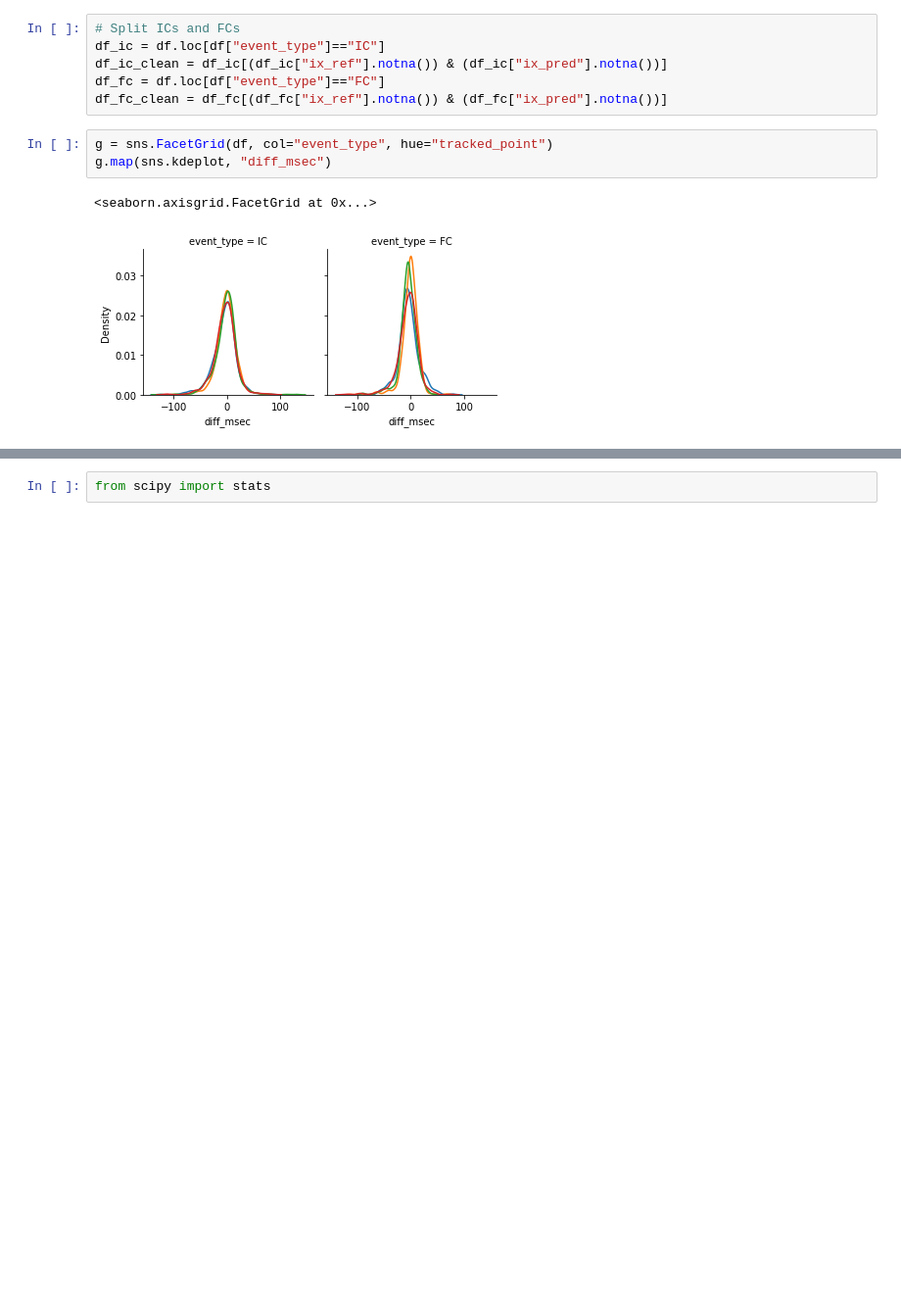
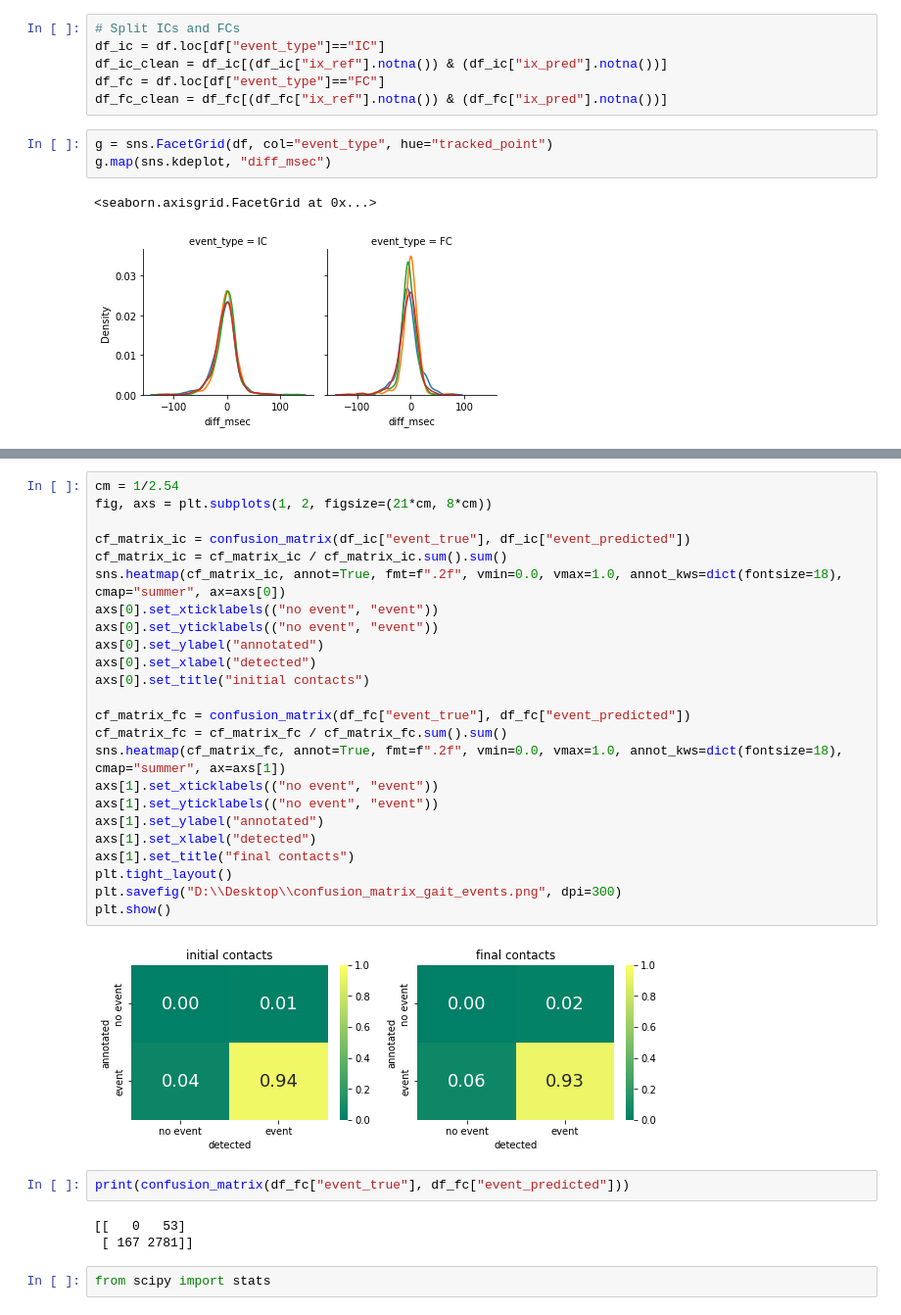
Before and after one commit to rmndrs89/my-gait-events-tcn, a Jupyter notebook: results.ipynb, the cells around one changed output, grey strips where cells are left out. Shown: that part at 98% size. Saved outputs shown, nothing was run; the diff lists cells and outputs as text; blank space fills up the shorter version.

```diff
--- a/results.ipynb
+++ b/results.ipynb
@@ -74,3 +69,34 @@ plt.show()
+# %%
+cm = 1/2.54
+fig, axs = plt.subplots(1, 2, figsize=(21*cm, 8*cm))
+
+cf_matrix_ic = confusion_matrix(df_ic["event_true"], df_ic["event_predicted"])
+cf_matrix_ic = cf_matrix_ic / cf_matrix_ic.sum().sum()
+sns.heatmap(cf_matrix_ic, annot=True, fmt=f".2f", vmin=0.0, vmax=1.0, annot_kws=dict(fontsize=18), cmap="summer", ax=axs[0])
+axs[0].set_xticklabels(("no event", "event"))
+axs[0].set_yticklabels(("no event", "event"))
+axs[0].set_ylabel("annotated")
+axs[0].set_xlabel("detected")
+axs[0].set_title("initial contacts")
+
+cf_matrix_fc = confusion_matrix(df_fc["event_true"], df_fc["event_predicted"])
+cf_matrix_fc = cf_matrix_fc / cf_matrix_fc.sum().sum()
+sns.heatmap(cf_matrix_fc, annot=True, fmt=f".2f", vmin=0.0, vmax=1.0, annot_kws=dict(fontsize=18), cmap="summer", ax=axs[1])
+axs[1].set_xticklabels(("no event", "event"))
+axs[1].set_yticklabels(("no event", "event"))
+axs[1].set_ylabel("annotated")
+axs[1].set_xlabel("detected")
+axs[1].set_title("final contacts")
+plt.tight_layout()
+plt.savefig("D:\\Desktop\\confusion_matrix_gait_events.png", dpi=300)
+plt.show()
+# %% [output]
+[figure, added]
+# %%
+print(confusion_matrix(df_fc["event_true"], df_fc["event_predicted"]))
+# %% [output]
+[[   0   53]
+ [ 167 2781]]
 # %%
 from scipy import stats
 # %%
```
Also changed, not shown: parts of 4 cells of this notebook, 12 other files.
